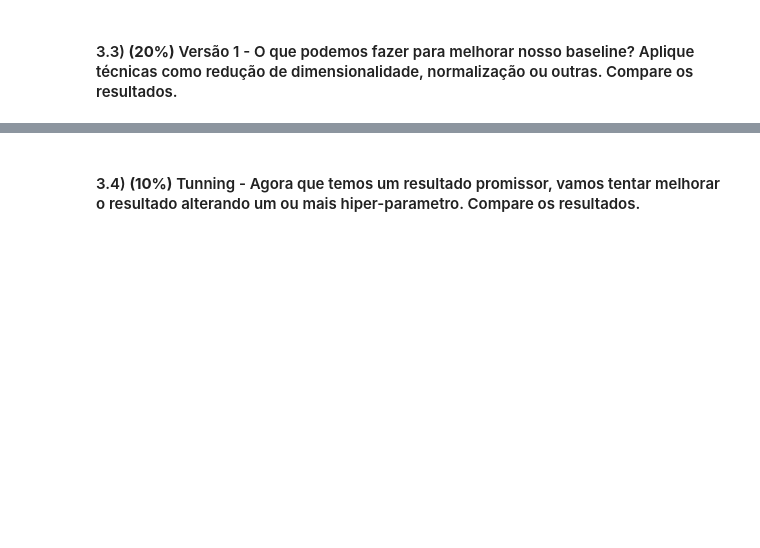
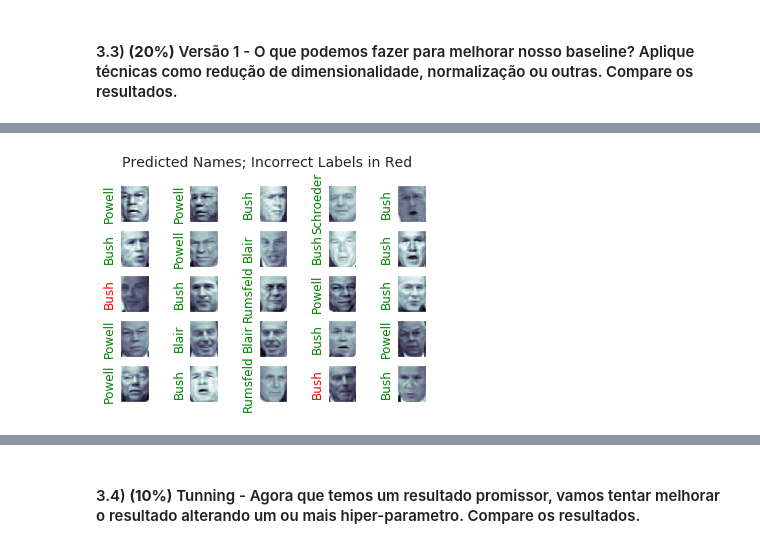
Before and after one commit to vbruno96/classificador_projeto_2, a Jupyter notebook: notebook.ipynb, the cells around one changed output, grey strips where cells are left out. Drawn from its saved outputs; the diff is of its cells as text; code cells hidden in the pictures; blank space fills up the shorter version.

```diff
--- a/notebook.ipynb
+++ b/notebook.ipynb
@@ -138,0 +143,11 @@ plt.ylabel('predicted label');
+# %%
+#aplicando PCA
+n_components = 150
+pca = PCA(n_components=n_components, whiten=True, random_state=42)
+principal_components = pca.fit_transform(faces.data)
+faces_pca = pca.inverse_transform(principal_components)
+# %%
+#separar as dados com o pca aplicado em train e test
+Xtrain, Xtest, ytrain, ytest = train_test_split(faces_pca, faces.target, random_state=42)
+# %%
+model = make_pipeline(pca, cls)
@@ -138,0 +187,9 @@ plt.ylabel('predicted label');
+# %%
+fig, ax = plt.subplots(5, 5)
+for i, axi in enumerate(ax.flat):
+    axi.imshow(Xtest[i].reshape(62, 47), cmap='bone')
+    axi.set(xticks=[], yticks=[])
+    axi.set_ylabel(faces.target_names[pred[i]].split()[-1], color='green' if pred[i] == ytest[i] else 'red')
+fig.suptitle('Predicted Names; Incorrect Labels in Red', size=14);
+# %% [output]
+[figure, added]
```
Also changed, not shown: parts of 22 cells of this notebook.
